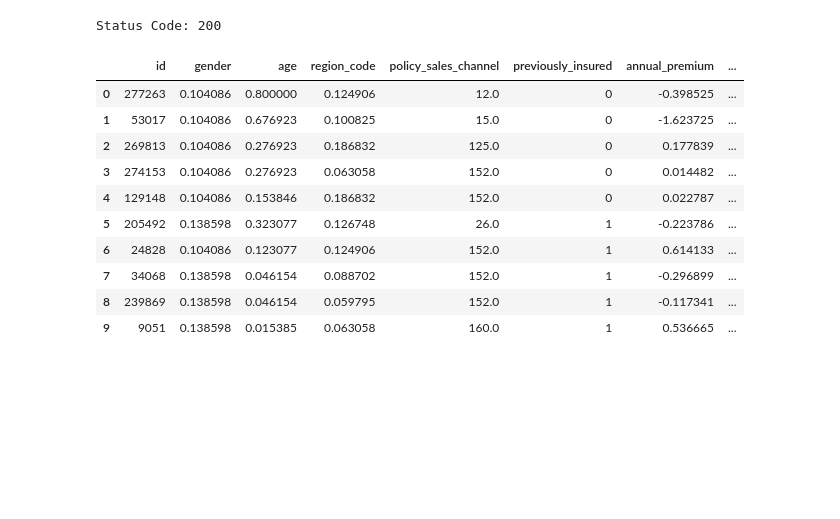
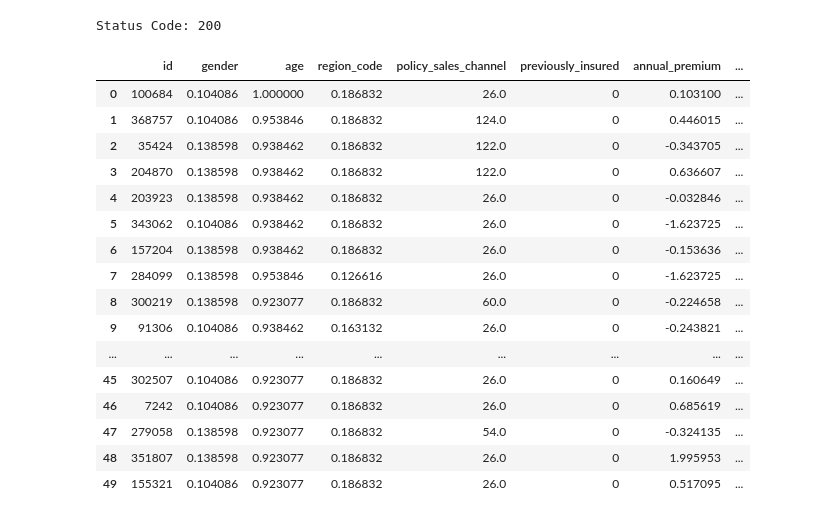
Before and after one commit to igormenesess/health_insurance_cross_sell, a Jupyter notebook: health_insurance_cross_sell.ipynb, the cells around one changed output. Drawn from its saved outputs; the diff is of its cells as text; code cells hidden in the pictures; blank space fills up the shorter version.

```diff
--- a/health_insurance_cross_sell.ipynb
+++ b/health_insurance_cross_sell.ipynb
@@ -153,7 +156,9 @@ conn.close()
+# %%
+df_train, df_test = ms.train_test_split(df_raw, test_size=0.1)
 # %% [markdown]
 # 1. DESCRICAO DOS DADOS
 # %%
-df1 = df_raw.copy()
+df1 = df_train.copy()
 # %% [markdown]
 ## 1.1. Data Dimensions
 # %%
@@ -263,5 +293,7 @@ df2['vehicle_age'] = df2['vehicle_age'].apply(lambda x: 'over_2_years' if x == '
                                                         'below_1_year')
 
 df2['vehicle_damage'] = df2['vehicle_damage'].apply(lambda x: 1 if x == 'Yes' else 0)
+
+df2['40yrs_older'] = df2['age'].apply(lambda x: 1 if x >= 40 else 0)
 # %% [markdown]
 # 3. DATA FILTERING
@@ -817,9 +929,8 @@ SystemExit: 1
 # %% [markdown]
 ## 9.3. API Tester
 # %%
-import requests
-
-df_test = x_val.sample(10)
+df_test = x_val
+df_test['response'] = y_val
 df_test.to_json('df_test.json')
 
 data = json.dumps(df_test.to_dict(orient='records'))
@@ -835,16 +946,22 @@ print(f'Status Code: {r.status_code}')
 Status Code: 200
 # %%
 df = pd.DataFrame(r.json(), columns=r.json()[0].keys()).sort_values('score', ascending=False, ignore_index=True)
-df
+df.head(50)
 # %% [output]
 |  | id | gender | age | region_code | policy_sales_channel | previously_insured | annual_premium | ... |
-| 0 | 277263 | 0.104086 | 0.800000 | 0.124906 | 12.0 | 0 | -0.398525 | ... |
-| 1 | 53017 | 0.104086 | 0.676923 | 0.100825 | 15.0 | 0 | -1.623725 | ... |
-| 2 | 269813 | 0.104086 | 0.276923 | 0.186832 | 125.0 | 0 | 0.177839 | ... |
-| 3 | 274153 | 0.104086 | 0.276923 | 0.063058 | 152.0 | 0 | 0.014482 | ... |
-| 4 | 129148 | 0.104086 | 0.153846 | 0.186832 | 152.0 | 0 | 0.022787 | ... |
-| 5 | 205492 | 0.138598 | 0.323077 | 0.126748 | 26.0 | 1 | -0.223786 | ... |
-| 6 | 24828 | 0.104086 | 0.123077 | 0.124906 | 152.0 | 1 | 0.614133 | ... |
-| 7 | 34068 | 0.138598 | 0.046154 | 0.088702 | 152.0 | 1 | -0.296899 | ... |
-| 8 | 239869 | 0.138598 | 0.046154 | 0.059795 | 152.0 | 1 | -0.117341 | ... |
-| 9 | 9051 | 0.138598 | 0.015385 | 0.063058 | 160.0 | 1 | 0.536665 | ... |
+| 0 | 100684 | 0.104086 | 1.000000 | 0.186832 | 26.0 | 0 | 0.103100 | ... |
+| 1 | 368757 | 0.104086 | 0.953846 | 0.186832 | 124.0 | 0 | 0.446015 | ... |
+| 2 | 35424 | 0.138598 | 0.938462 | 0.186832 | 122.0 | 0 | -0.343705 | ... |
+| 3 | 204870 | 0.138598 | 0.938462 | 0.186832 | 122.0 | 0 | 0.636607 | ... |
+| 4 | 203923 | 0.138598 | 0.938462 | 0.186832 | 26.0 | 0 | -0.032846 | ... |
+| 5 | 343062 | 0.104086 | 0.938462 | 0.186832 | 26.0 | 0 | -1.623725 | ... |
+| 6 | 157204 | 0.138598 | 0.938462 | 0.186832 | 26.0 | 0 | -0.153636 | ... |
+| 7 | 284099 | 0.138598 | 0.953846 | 0.126616 | 26.0 | 0 | -1.623725 | ... |
+| 8 | 300219 | 0.138598 | 0.923077 | 0.186832 | 60.0 | 0 | -0.224658 | ... |
+| 9 | 91306 | 0.104086 | 0.938462 | 0.163132 | 26.0 | 0 | -0.243821 | ... |
+| ... | ... | ... | ... | ... | ... | ... | ... | ... |
+| 45 | 302507 | 0.104086 | 0.923077 | 0.186832 | 26.0 | 0 | 0.160649 | ... |
+| 46 | 7242 | 0.104086 | 0.923077 | 0.186832 | 26.0 | 0 | 0.685619 | ... |
+| 47 | 279058 | 0.138598 | 0.923077 | 0.186832 | 54.0 | 0 | -0.324135 | ... |
+| 48 | 351807 | 0.138598 | 0.923077 | 0.186832 | 26.0 | 0 | 1.995953 | ... |
+| 49 | 155321 | 0.104086 | 0.923077 | 0.186832 | 26.0 | 0 | 0.517095 | ... |
```
Also changed, not shown: parts of 52 cells of this notebook, 1 other file.
